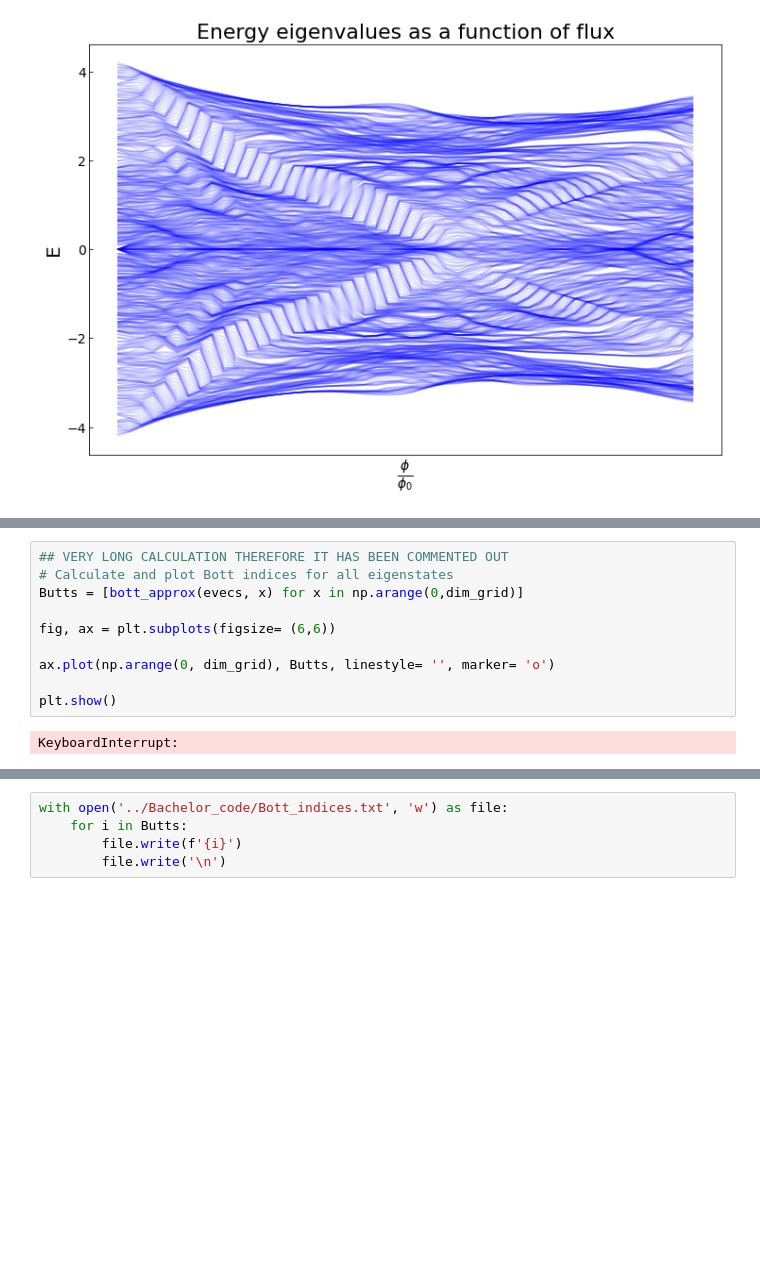
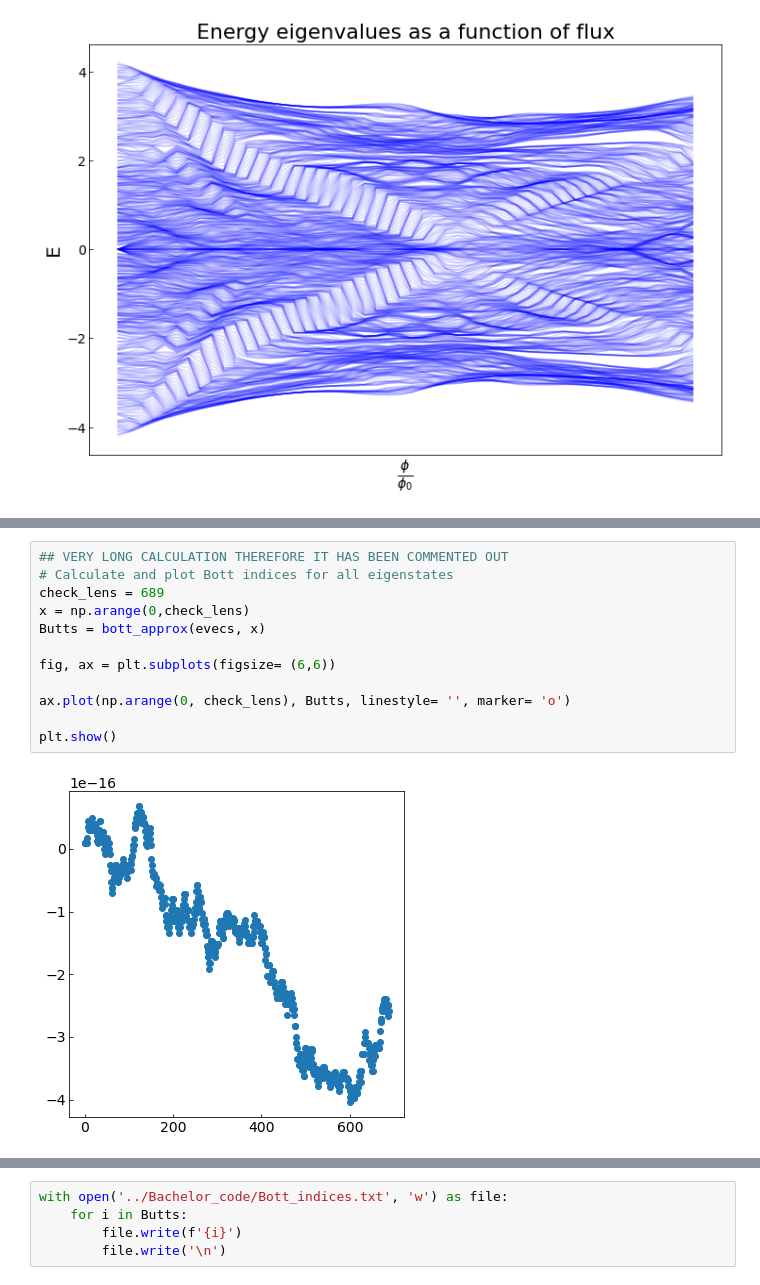
Before and after one commit to Kroghski/Bachelor, a Jupyter notebook: Bachelor_code/AB_new_workfile.ipynb, the cells around one changed output, grey strips where cells are left out. Cells and saved outputs as stored; diff of their text form; blank space fills up the shorter version.

```diff
--- a/Bachelor_code/AB_new_workfile.ipynb
+++ b/Bachelor_code/AB_new_workfile.ipynb
@@ -271,12 +302,14 @@ def bott_approx(evec, n):
 # %%
 ## VERY LONG CALCULATION THEREFORE IT HAS BEEN COMMENTED OUT
 # Calculate and plot Bott indices for all eigenstates
-Butts = [bott_approx(evecs, x) for x in np.arange(0,dim_grid)]
+check_lens = 689
+x = np.arange(0,check_lens)
+Butts = bott_approx(evecs, x)
 
 fig, ax = plt.subplots(figsize= (6,6))
 
-ax.plot(np.arange(0, dim_grid), Butts, linestyle= '', marker= 'o')
+ax.plot(np.arange(0, check_lens), Butts, linestyle= '', marker= 'o')
 
 plt.show()
 # %% [output]
-KeyboardInterrupt:
+[figure, added]
```
Also changed, not shown: parts of 6 cells of this notebook, 1 other file.
